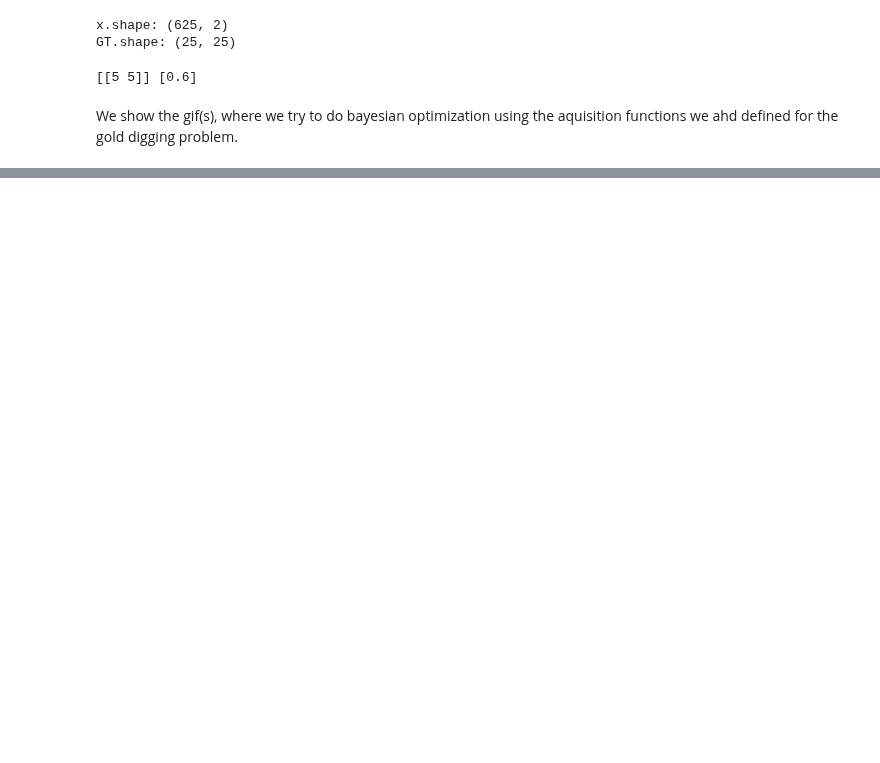
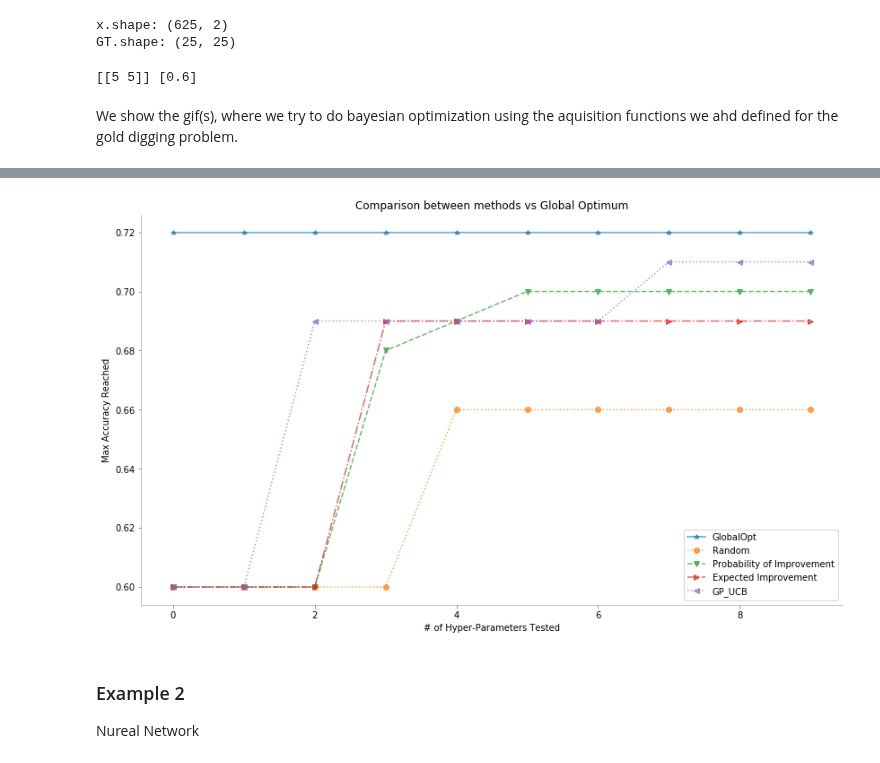
Before and after one commit to distillpub/post--bayesian-optimization, a Jupyter notebook: public/images/bandit-learning-gp.ipynb, the cells around one changed output, grey strips where cells are left out. Drawn from its saved outputs; the diff is of its cells as text; code cells hidden in the pictures; blank space fills up the shorter version.

Commit message:
added random for svm + graph showing perf + links to tutorial with categorical BO

```diff
--- a/public/images/bandit-learning-gp.ipynb
+++ b/public/images/bandit-learning-gp.ipynb
@@ -1161,10 +1162,11 @@ dirName, _, _ = plot_acquisition3d(train_X, train_y,
 # %%
 eps = .0001
 acq_params = {'eps':eps}
-dirName, _, _ = plot_acquisition3d(train_X, train_y,
-                   EI, acq_params=acq_params,
-                   z0lim=(.40, .85),
-                   it=10, levels=40)
+dirName, mtn_ei, _ = plot_acquisition3d(train_X, train_y,
+                                        EI, acq_params=acq_params,
+                                        z0lim=(.40, .85),
+                                        it=10, levels=40,
+set_z1lim=False)
 
 # gify!
 !convert -delay 40 -loop 0 {dirName}/*.png {gifDir}/ei3d-{eps}-mat.gif
@@ -1178,7 +1180,7 @@ acq_params = {
     'delta':delta
 }
 
-dirName, _, _ = plot_acquisition3d(train_X, train_y,
+dirName, mtn_gp_ucb, _ = plot_acquisition3d(train_X, train_y,
                    GP_UCB, acq_params=acq_params,
                    z0lim=(.40, .85),
                    it=10, levels=40, set_z1lim=False)
@@ -1187,3 +1189,11 @@ dirName, _, _ = plot_acquisition3d(train_X, train_y,
 !convert -delay 40 -loop 0 {dirName}/*.png {gifDir}/gp3d-{v}-{delta}-mat.gif
 # %% [markdown]
 ![](MAB_gifs/gp3d-1-2-mat.gif)
+# %%
+dirName, mtn_rand, _ = plot_acquisition3d(train_X, train_y,
+                   Rand, acq_params=acq_params,
+                   z0lim=(.40, .85),
+                   it=10, levels=40)
+
+# gify!
+!convert -delay 40 -loop 0 {dirName}/*.png {gifDir}/rand3d.gif
@@ -1189,0 +1202,25 @@ dirName, _, _ = plot_acquisition3d(train_X, train_y,
+# %%
+max_f = np.max(GT.flatten())
+globalopt = [max_f] * len(mtn_rand)
+
+mtns = [globalopt, mtn_rand, mtn_pi, mtn_ei, mtn_gp_ucb]
+names = ['GlobalOpt', 'Random', 'Probability of Improvement', 'Expected Improvement', 'GP_UCB']
+markers = ['*-', 'o:', 'v--', '>-.', '<:']
+
+xx = range(len(mtns[0]))
+plt.figure(figsize=(14, 8))
+for n, m, mm in zip(names, mtns, markers):
+    plt.plot(xx, m, mm, label=n, alpha=0.7)
+plt.legend()
+plt.xlabel('# of Hyper-Parameters Tested')
+plt.ylabel('Max Accuracy Reached')
+plt.title('Comparison between methods vs Global Optimum')
+format_axes(plt.gca())
+plt.savefig("MAB_gifs/comp3d.png", bbox_inches="tight")
+plt.show()
+# %% [output]
+[figure, added]
+# %% [markdown]
+### Example 2
+
+Nureal Network
```
Also changed, not shown: parts of 8 cells of this notebook, 12 other files.
